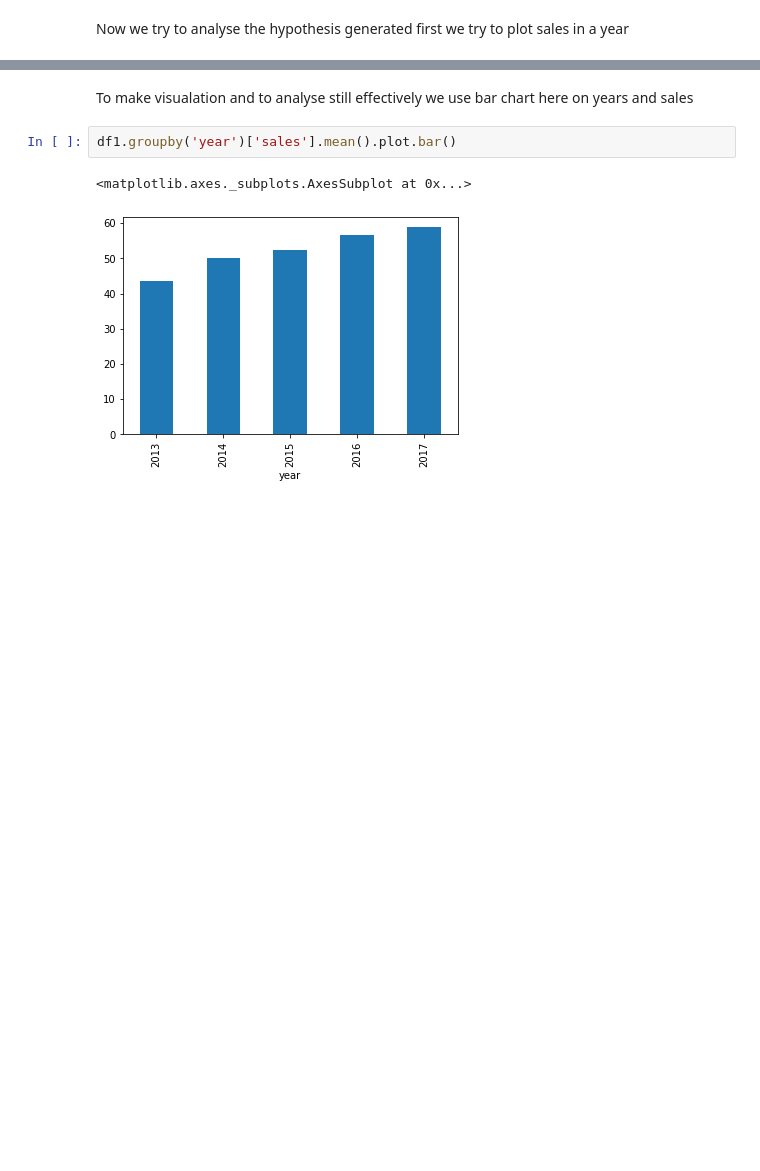
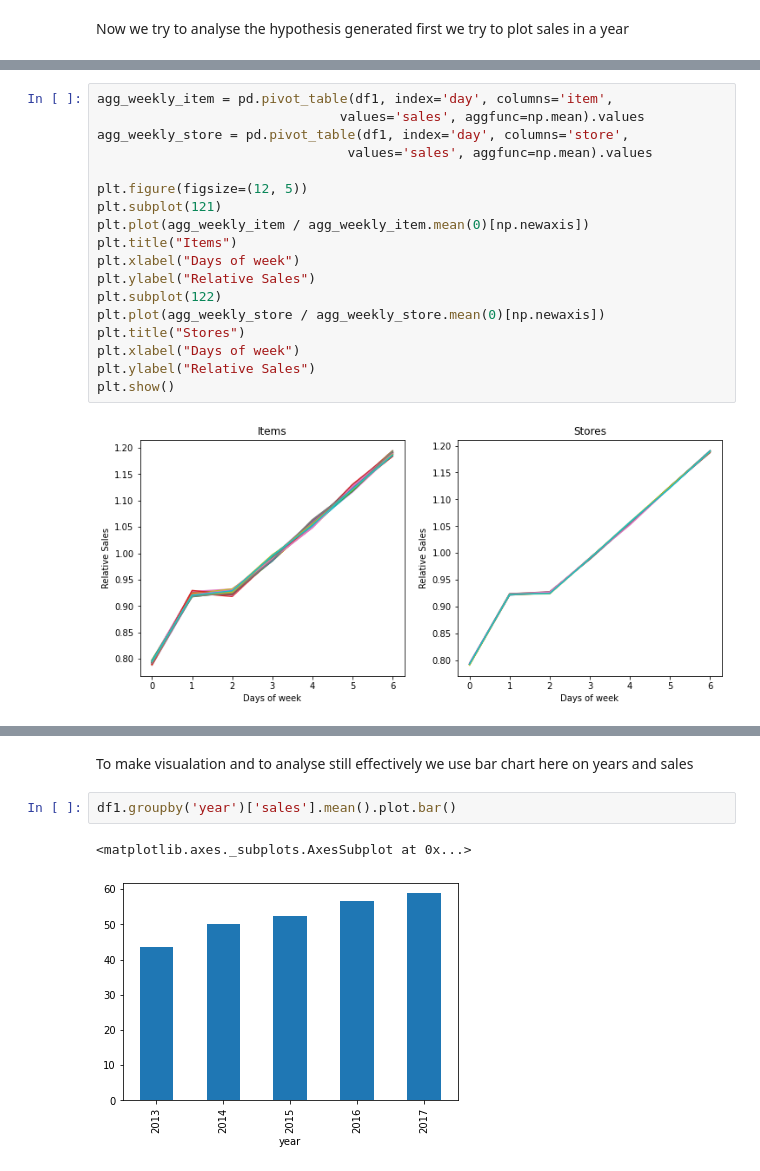
Before and after one commit to aravindh698/TCSION-INTERNSHIP, a Jupyter notebook: tcsion.ipynb, the cells around one changed output, grey strips where cells are left out. Cells and saved outputs as stored; diff of their text form; blank space fills up the shorter version.

```diff
--- a/tcsion.ipynb
+++ b/tcsion.ipynb
@@ -135 +187,21 @@ first we try to plot sales in a year
+# %%
+agg_weekly_item = pd.pivot_table(df1, index='day', columns='item',
+                               values='sales', aggfunc=np.mean).values
+agg_weekly_store = pd.pivot_table(df1, index='day', columns='store',
+                                values='sales', aggfunc=np.mean).values
+
+plt.figure(figsize=(12, 5))
+plt.subplot(121)
+plt.plot(agg_weekly_item / agg_weekly_item.mean(0)[np.newaxis])
+plt.title("Items")
+plt.xlabel("Days of week")
+plt.ylabel("Relative Sales")
+plt.subplot(122)
+plt.plot(agg_weekly_store / agg_weekly_store.mean(0)[np.newaxis])
+plt.title("Stores")
+plt.xlabel("Days of week")
+plt.ylabel("Relative Sales")
+plt.show()
+# %% [output]
+[figure, added]
 # %%
```
Also changed, not shown: parts of 31 cells of this notebook.
